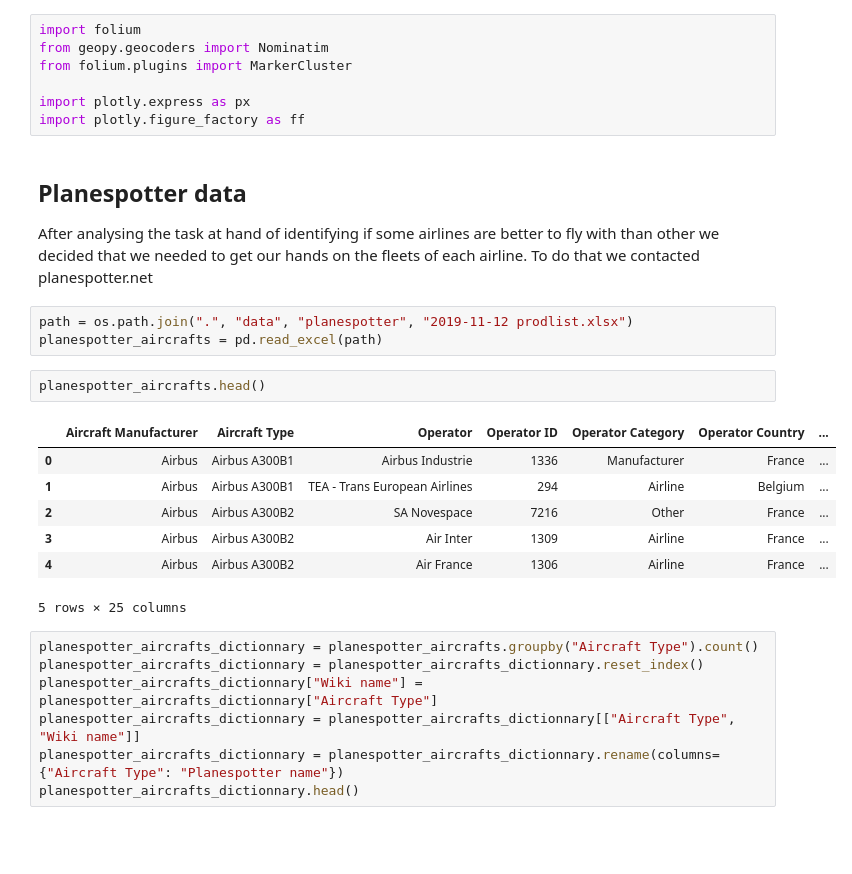
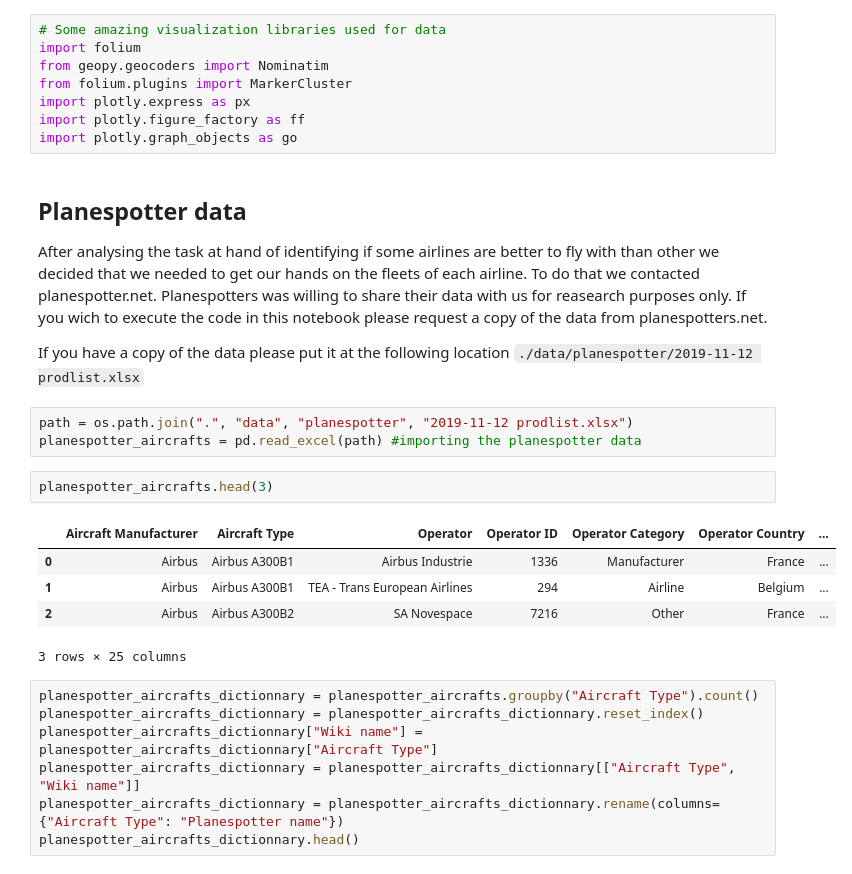
Before and after one commit to Jmion/aviation-co2-impact, a Jupyter notebook: planespotter.ipynb, the cells around one changed output. Drawn from its saved outputs; the diff is of its cells as text; blank space fills up the shorter version.

````diff
--- a/planespotter.ipynb
+++ b/planespotter.ipynb
@@ -8,27 +17,28 @@ import numpy as np
 # %%
+# Some amazing visualization libraries used for data
 import folium
 from geopy.geocoders import Nominatim
 from folium.plugins import MarkerCluster
-
 import plotly.express as px
 import plotly.figure_factory as ff
+import plotly.graph_objects as go
 # %% [markdown]
 ## Planespotter data
 
-After analysing the task at hand of identifying if some airlines are better to fly with than other we decided that we needed to get our hands on the fleets of each airline. To do that we contacted planespotter.net
+After analysing the task at hand of identifying if some airlines are better to fly with than other we decided that we needed to get our hands on the fleets of each airline. To do that we contacted planespotter.net. Planespotters was willing to share their data with us for reasearch purposes only. If you wich to execute the code in this notebook please request a copy of the data from planespotters.net.
+
+If you have a copy of the data please put it at the following location ```./data/planespotter/2019-11-12 prodlist.xlsx```
 # %%
 path = os.path.join(".", "data", "planespotter", "2019-11-12 prodlist.xlsx")
-planespotter_aircrafts = pd.read_excel(path)
+planespotter_aircrafts = pd.read_excel(path) #importing the planespotter data
 # %%
-planespotter_aircrafts.head()
+planespotter_aircrafts.head(3)
 # %% [output]
 |  | Aircraft Manufacturer | Aircraft Type | Operator | Operator ID | Operator Category | Operator Country | ... |
 | 0 | Airbus | Airbus A300B1 | Airbus Industrie | 1336 | Manufacturer | France | ... |
 | 1 | Airbus | Airbus A300B1 | TEA - Trans European Airlines | 294 | Airline | Belgium | ... |
 | 2 | Airbus | Airbus A300B2 | SA Novespace | 7216 | Other | France | ... |
-| 3 | Airbus | Airbus A300B2 | Air Inter | 1309 | Airline | France | ... |
-| 4 | Airbus | Airbus A300B2 | Air France | 1306 | Airline | France | ... |
-5 rows × 25 columns
+3 rows × 25 columns
 # %%
 planespotter_aircrafts_dictionnary = planespotter_aircrafts.groupby("Aircraft Type").count()
 planespotter_aircrafts_dictionnary = planespotter_aircrafts_dictionnary.reset_index()
````
Also changed, not shown: parts of 62 cells of this notebook.
